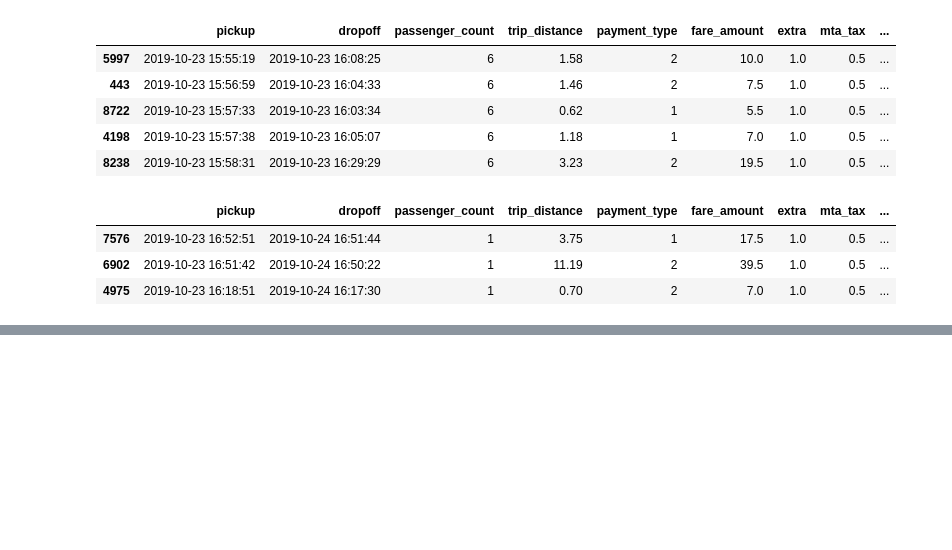
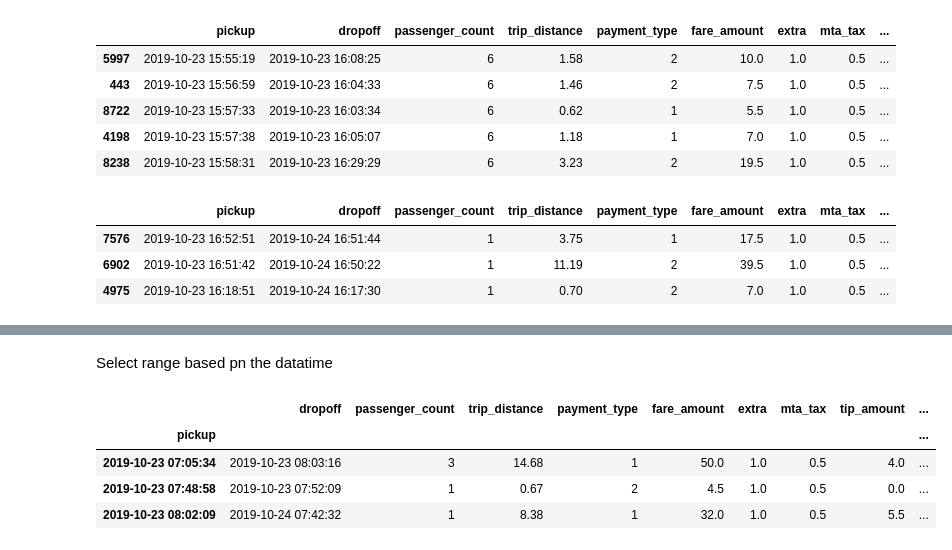
Before and after one commit to Rosiee0312/Meteorites, a Jupyter notebook: DataWrangling.ipynb, the cells around one changed output, grey strips where cells are left out. Cells and saved outputs as stored; diff of their text form; code cells hidden in the pictures; blank space fills up the shorter version.

```diff
--- a/DataWrangling.ipynb
+++ b/DataWrangling.ipynb
@@ -115,0 +122,10 @@ KeyError: "None of ['pickup'] are in the columns"
+# %% [markdown]
+Select range based pn the datatime
+# %%
+taxis.loc['2019'].head(3) #when not specifying a range
+# %% [output]
+|  | dropoff | passenger_count | trip_distance | payment_type | fare_amount | extra | mta_tax | tip_amount | ... |
+| pickup |  |  |  |  |  |  |  |  | ... |
+| 2019-10-23 07:05:34 | 2019-10-23 08:03:16 | 3 | 14.68 | 1 | 50.0 | 1.0 | 0.5 | 4.0 | ... |
+| 2019-10-23 07:48:58 | 2019-10-23 07:52:09 | 1 | 0.67 | 2 | 4.5 | 1.0 | 0.5 | 0.0 | ... |
+| 2019-10-23 08:02:09 | 2019-10-24 07:42:32 | 1 | 8.38 | 1 | 32.0 | 1.0 | 0.5 | 5.5 | ... |
```
Also changed, not shown: parts of 23 cells of this notebook.
